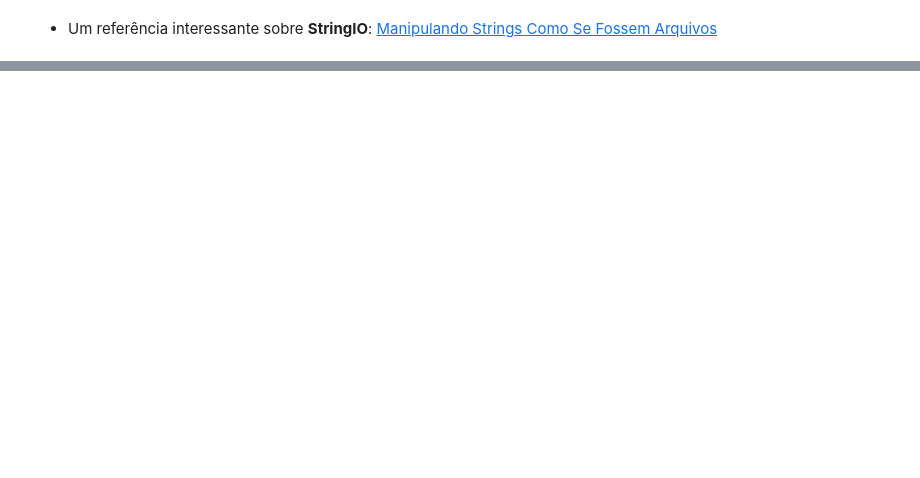
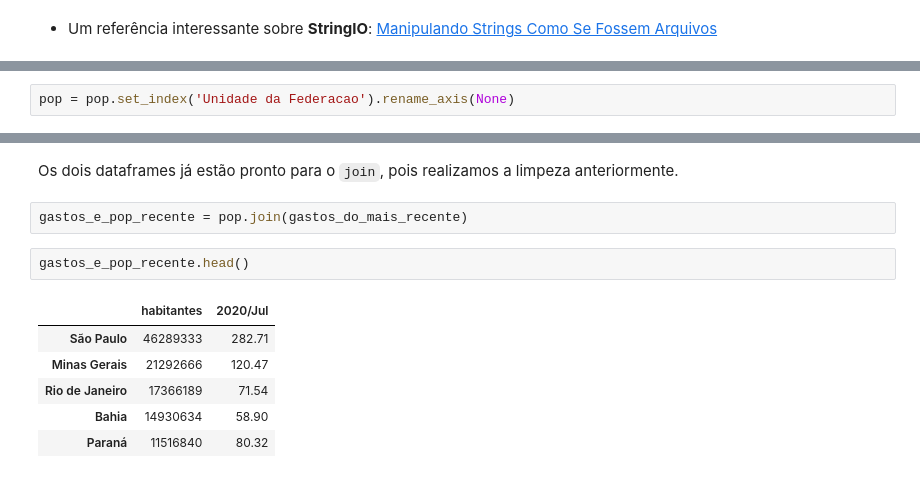
Before and after one commit to diascarolina/data-science-bootcamp, a Jupyter notebook: modulo2/aulas_desafios_modulo2.ipynb, the cells around one changed output, grey strips where cells are left out. Cells and saved outputs as stored; diff of their text form; blank space fills up the shorter version.

````diff
--- a/modulo2/aulas_desafios_modulo2.ipynb
+++ b/modulo2/aulas_desafios_modulo2.ipynb
@@ -120,0 +227,2 @@ Então vamos em frente.
+# %%
+pop = pop.set_index('Unidade da Federacao').rename_axis(None)
@@ -120,0 +274,13 @@ Então vamos em frente.
+# %% [markdown]
+Os dois dataframes já estão pronto para o ```join```, pois realizamos a limpeza anteriormente.
+# %%
+gastos_e_pop_recente = pop.join(gastos_do_mais_recente)
+# %%
+gastos_e_pop_recente.head()
+# %% [output]
+|  | habitantes | 2020/Jul |
+| São Paulo | 46289333 | 282.71 |
+| Minas Gerais | 21292666 | 120.47 |
+| Rio de Janeiro | 17366189 | 71.54 |
+| Bahia | 14930634 | 58.90 |
+| Paraná | 11516840 | 80.32 |
````
Also changed, not shown: parts of 37 cells of this notebook, 1 other file.
